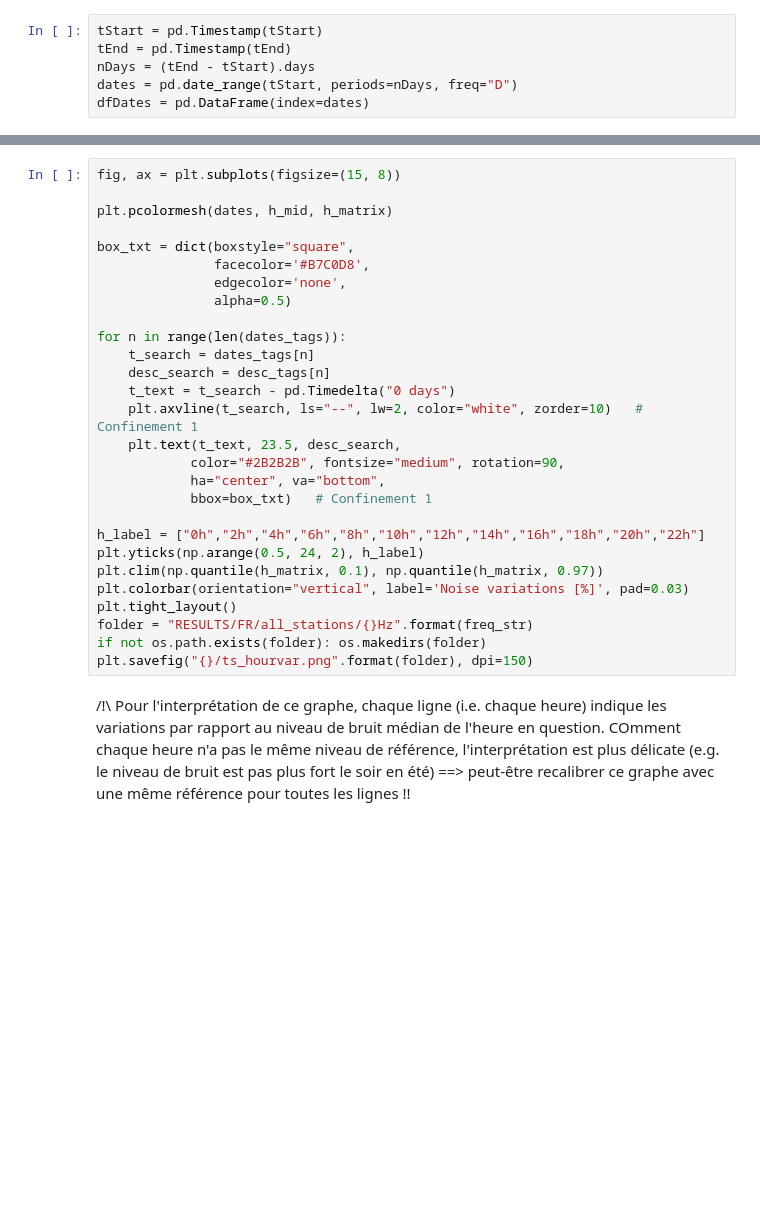
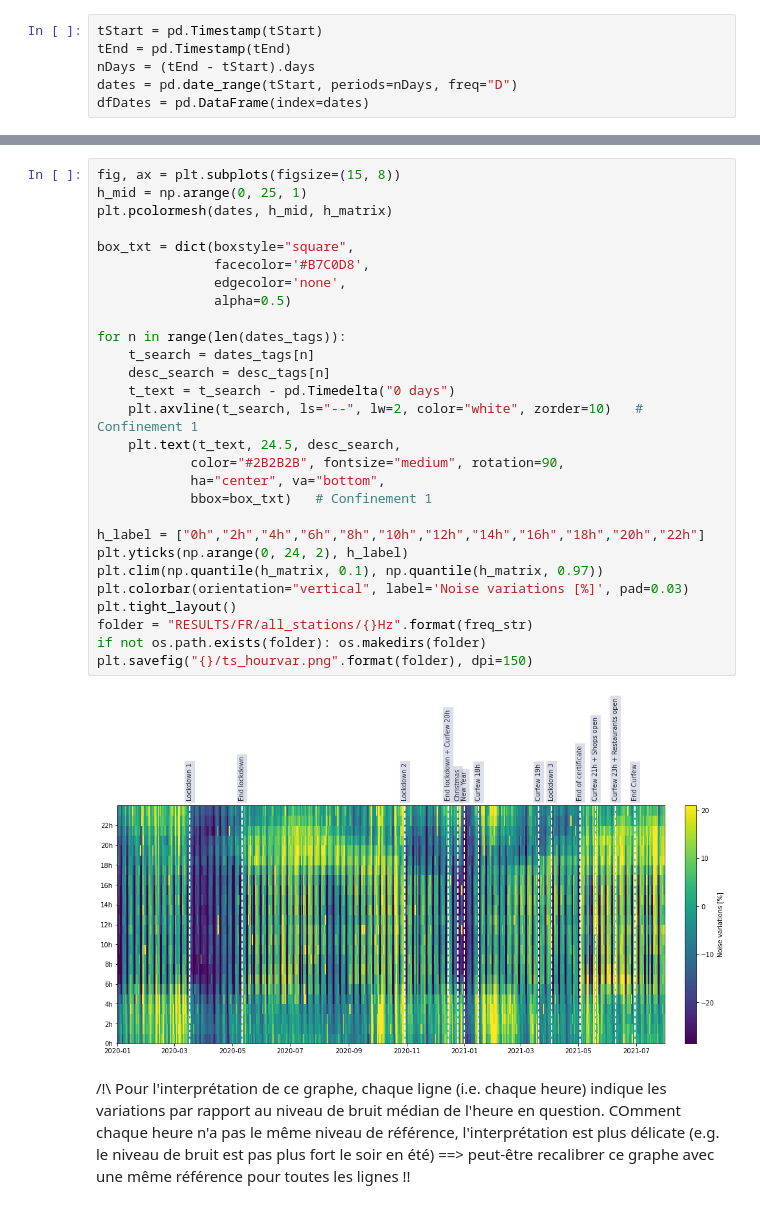
Before and after one commit to FlavienMattern/seismic-noise, a Jupyter notebook: fr_noise_overview.ipynb, the cells around one changed output, grey strips where cells are left out. Cells and saved outputs as stored; diff of their text form; blank space fills up the shorter version.

```diff
--- a/fr_noise_overview.ipynb
+++ b/fr_noise_overview.ipynb
@@ -486,31 +495,33 @@ for k in tqdm.tqdm(range(len(h_list))):
 # %%
 fig, ax = plt.subplots(figsize=(15, 8))
-
+h_mid = np.arange(0, 25, 1)
 plt.pcolormesh(dates, h_mid, h_matrix)
 
 box_txt = dict(boxstyle="square",
                facecolor='#B7C0D8',
                edgecolor='none',
                alpha=0.5)
 
 for n in range(len(dates_tags)):
     t_search = dates_tags[n]
     desc_search = desc_tags[n]
     t_text = t_search - pd.Timedelta("0 days")
     plt.axvline(t_search, ls="--", lw=2, color="white", zorder=10)   # Confinement 1
-    plt.text(t_text, 23.5, desc_search,
+    plt.text(t_text, 24.5, desc_search,
             color="#2B2B2B", fontsize="medium", rotation=90,
             ha="center", va="bottom",
             bbox=box_txt)   # Confinement 1
 
 h_label = ["0h","2h","4h","6h","8h","10h","12h","14h","16h","18h","20h","22h"]
-plt.yticks(np.arange(0.5, 24, 2), h_label)
+plt.yticks(np.arange(0, 24, 2), h_label)
 plt.clim(np.quantile(h_matrix, 0.1), np.quantile(h_matrix, 0.97))
 plt.colorbar(orientation="vertical", label='Noise variations [%]', pad=0.03)
 plt.tight_layout()
 folder = "RESULTS/FR/all_stations/{}Hz".format(freq_str)
 if not os.path.exists(folder): os.makedirs(folder)
 plt.savefig("{}/ts_hourvar.png".format(folder), dpi=150)
+# %% [output]
+[figure, added]
 # %% [markdown]
 /!\ Pour l'interprétation de ce graphe, chaque ligne (i.e. chaque heure) indique les variations par rapport au niveau de bruit médian de l'heure en question. COmment chaque heure n'a pas le même niveau de référence, l'interprétation est plus délicate (e.g. le niveau de bruit est pas plus fort le soir en été)
 ==> peut-être recalibrer ce graphe avec une même référence pour toutes les lignes !!
```
Also changed, not shown: parts of 6 cells of this notebook.
